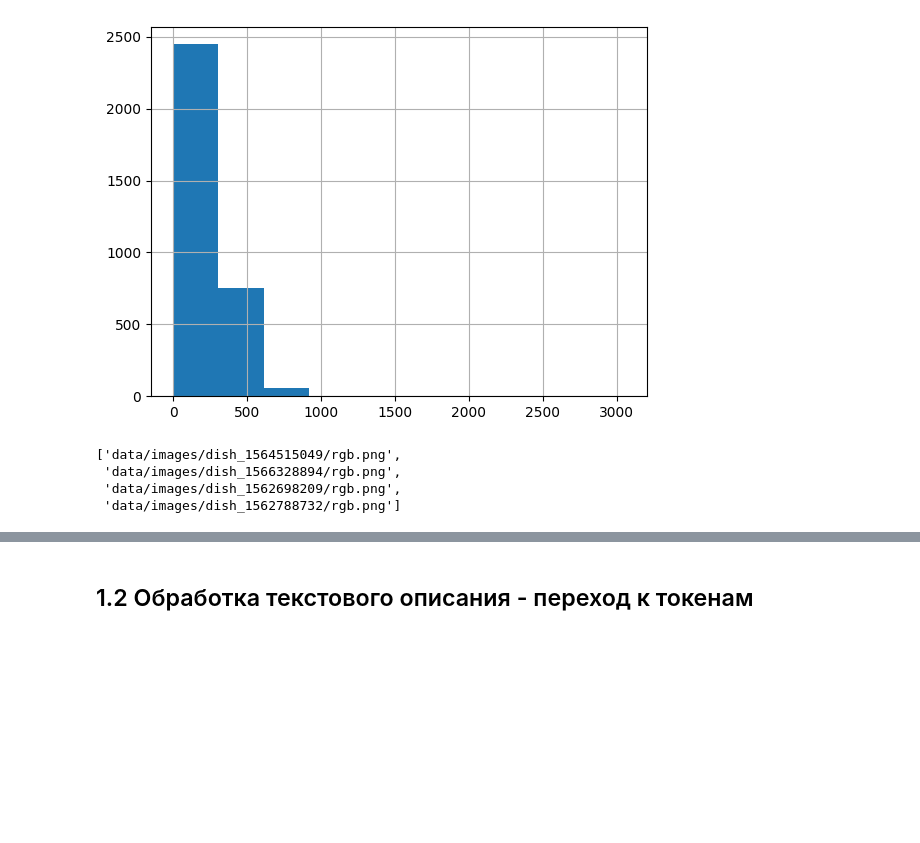
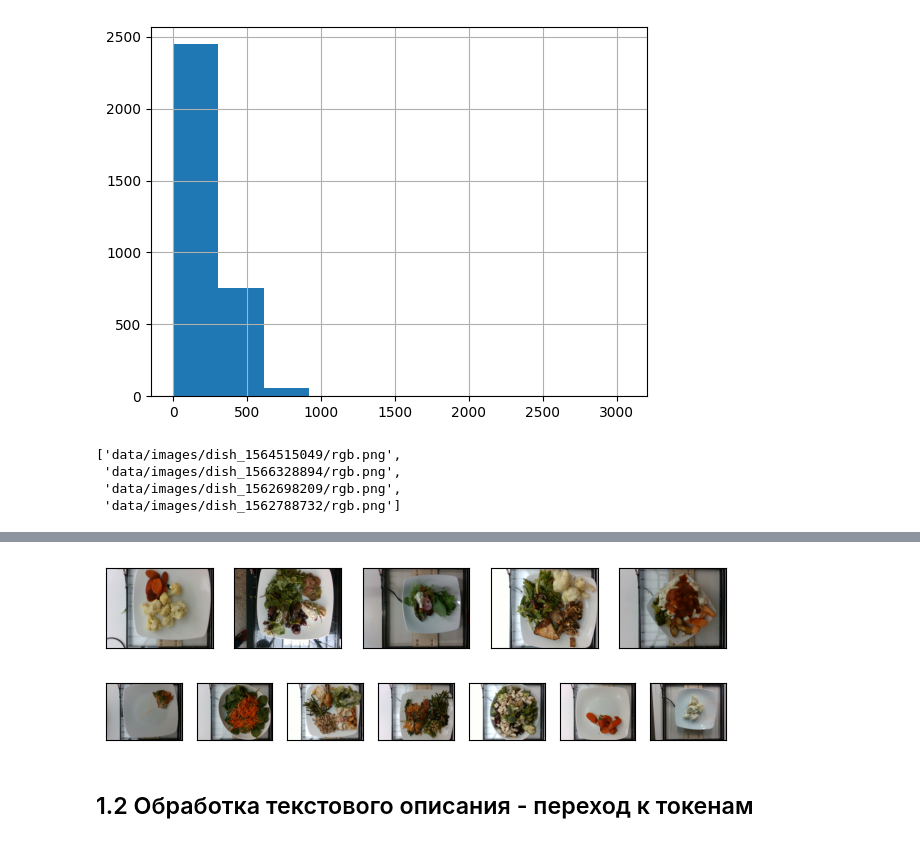
Before and after one commit to russele7/practicum_dle_sprint_4, a Jupyter notebook: solution.ipynb, the cells around one changed output, grey strips where cells are left out. Cells and saved outputs as stored; diff of their text form; code cells hidden in the pictures; blank space fills up the shorter version.

```diff
--- a/solution.ipynb
+++ b/solution.ipynb
@@ -103,3 +109,24 @@ plot_sample_images(image_paths)
+# %%
+def plot_images_flatten(image_paths, sample_flg=True, sample_count=5, figsize=(8, 8),):
+    if sample_flg:
+        _, axs = plt.subplots(1, sample_count, figsize=figsize)
+        image_paths_sample = sample(image_paths, sample_count)
+    else:
+        _, axs = plt.subplots(1, len(image_paths), figsize=figsize)
+        image_paths_sample = image_paths
+    axs = axs.flatten()
+    imgs = [Image.open(img_path).convert('RGB') for img_path in image_paths_sample]
+    for img, ax in zip(imgs, axs):
+        ax.set_xticks([]); ax.set_yticks([])
+        ax.imshow(img)
+# %%
+plot_images_flatten(image_paths)
+# %% [output]
+[figure, added]
+# %%
+plot_images_flatten(image_paths[3:10], sample_flg=False)
+# %% [output]
+[figure, added]
 # %% [markdown]
 ## 1.2 Обработка текстового описания - переход к токенам
 # %%
```
Also changed, not shown: parts of 41 cells of this notebook, 2 other files.
